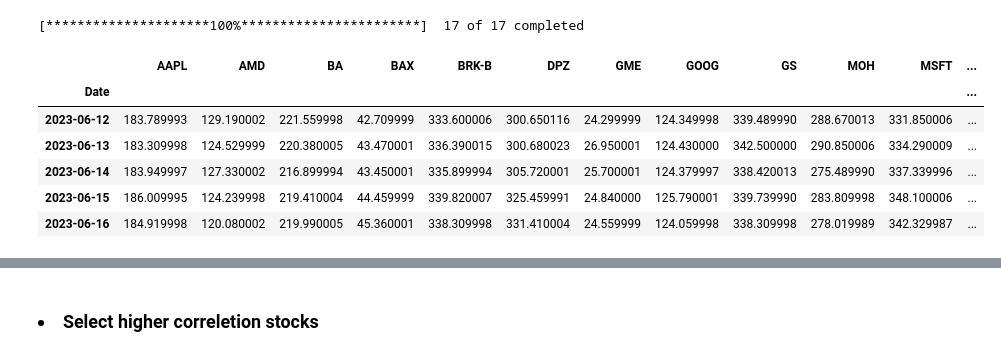
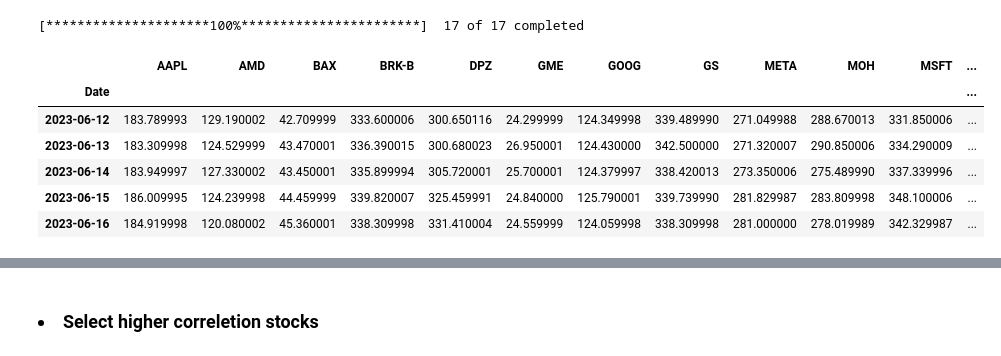
Before and after one commit to xwj0109/Quant-Finance, a Jupyter notebook: PairsTrading_Strategy.ipynb, the cells around one changed output, grey strips where cells are left out. Cells and saved outputs as stored; diff of their text form; code cells hidden in the pictures.

```diff
--- a/PairsTrading_Strategy.ipynb
+++ b/PairsTrading_Strategy.ipynb
@@ -1,27 +1,27 @@
 # %%
 import pandas as pd
 import numpy as np
 import matplotlib.pyplot as plt
 import datetime as dt
 from datetime import datetime
 import yfinance as yf
 import pandas_datareader as pdr
 
-tickers = ["DPZ", "AAPL", "GOOG", "AMD", "GME", "SPY", "NFLX", "BA",
-           "WMT","SNA","GS","XOM","NKE","BAX", "MOH","BRK-B", "MSFT"]
+tickers = ["DPZ", "AAPL", "GOOG", "AMD", "GME", "SPY", "NFLX", "UNH",
+           "META","SNA","GS","XOM","NKE","BAX", "MOH","BRK-B", "MSFT"]
 
 df = yf.download(tickers, datetime(2022, 6, 17), datetime.now())
 df = df['Adj Close']
 df.tail()
 # %% [output]
 [*********************100%***********************]  17 of 17 completed
-|  | AAPL | AMD | BA | BAX | BRK-B | DPZ | GME | GOOG | GS | MOH | MSFT | ... |
+|  | AAPL | AMD | BAX | BRK-B | DPZ | GME | GOOG | GS | META | MOH | MSFT | ... |
 | Date |  |  |  |  |  |  |  |  |  |  |  | ... |
-| 2023-06-12 | 183.789993 | 129.190002 | 221.559998 | 42.709999 | 333.600006 | 300.650116 | 24.299999 | 124.349998 | 339.489990 | 288.670013 | 331.850006 | ... |
-| 2023-06-13 | 183.309998 | 124.529999 | 220.380005 | 43.470001 | 336.390015 | 300.680023 | 26.950001 | 124.430000 | 342.500000 | 290.850006 | 334.290009 | ... |
-| 2023-06-14 | 183.949997 | 127.330002 | 216.899994 | 43.450001 | 335.899994 | 305.720001 | 25.700001 | 124.379997 | 338.420013 | 275.489990 | 337.339996 | ... |
-| 2023-06-15 | 186.009995 | 124.239998 | 219.410004 | 44.459999 | 339.820007 | 325.459991 | 24.840000 | 125.790001 | 339.739990 | 283.809998 | 348.100006 | ... |
-| 2023-06-16 | 184.919998 | 120.080002 | 219.990005 | 45.360001 | 338.309998 | 331.410004 | 24.559999 | 124.059998 | 338.309998 | 278.019989 | 342.329987 | ... |
+| 2023-06-12 | 183.789993 | 129.190002 | 42.709999 | 333.600006 | 300.650116 | 24.299999 | 124.349998 | 339.489990 | 271.049988 | 288.670013 | 331.850006 | ... |
+| 2023-06-13 | 183.309998 | 124.529999 | 43.470001 | 336.390015 | 300.680023 | 26.950001 | 124.430000 | 342.500000 | 271.320007 | 290.850006 | 334.290009 | ... |
+| 2023-06-14 | 183.949997 | 127.330002 | 43.450001 | 335.899994 | 305.720001 | 25.700001 | 124.379997 | 338.420013 | 273.350006 | 275.489990 | 337.339996 | ... |
+| 2023-06-15 | 186.009995 | 124.239998 | 44.459999 | 339.820007 | 325.459991 | 24.840000 | 125.790001 | 339.739990 | 281.829987 | 283.809998 | 348.100006 | ... |
+| 2023-06-16 | 184.919998 | 120.080002 | 45.360001 | 338.309998 | 331.410004 | 24.559999 | 124.059998 | 338.309998 | 281.000000 | 278.019989 | 342.329987 | ... |
 # %%
 df_corr = df.corr()
 df_corr
```
Also changed, not shown: parts of 12 cells of this notebook.
